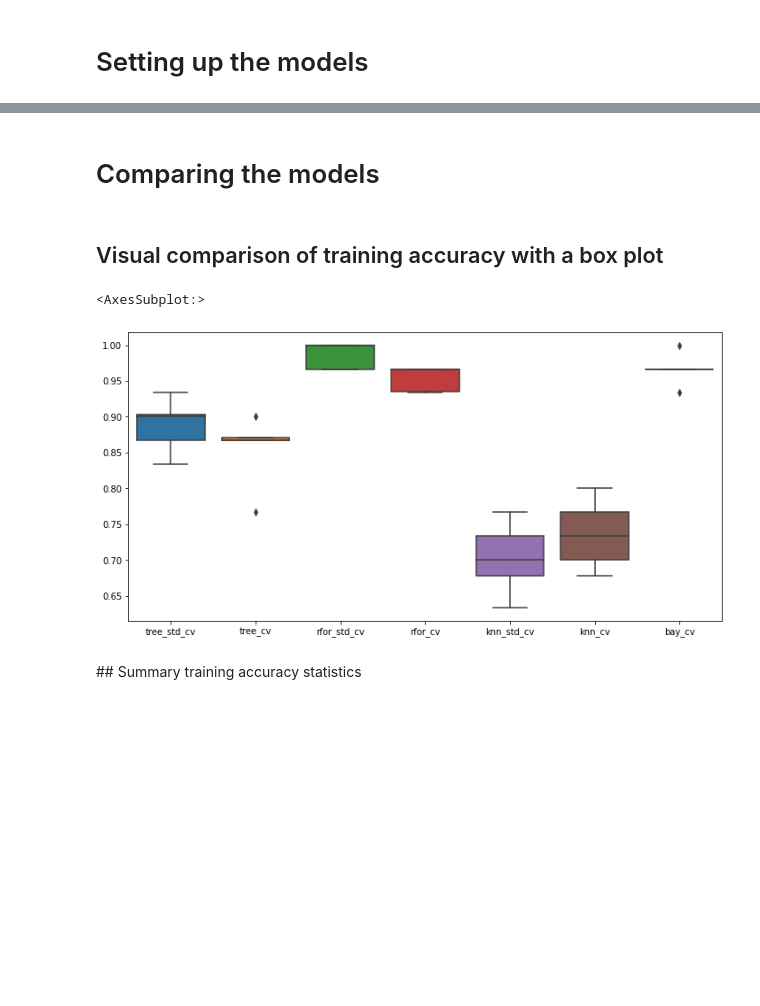
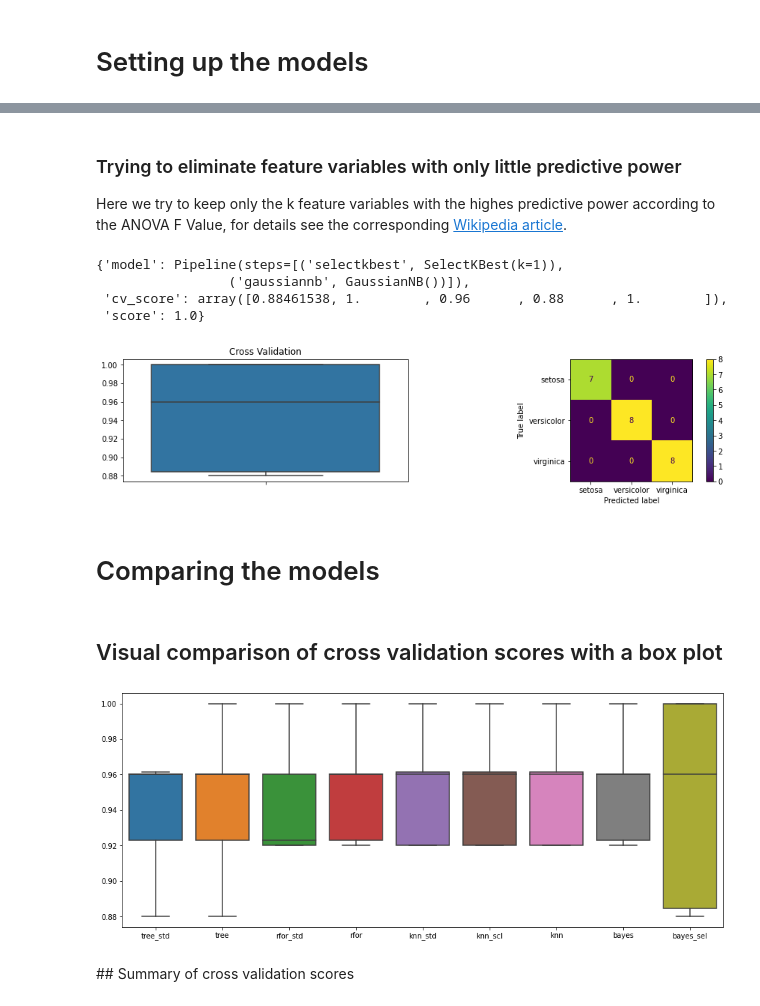
Before and after one commit to trichie/ml_demo_fhnw, a Jupyter notebook: ml_demo_fhnw_python.ipynb, the cells around one changed output, grey strips where cells are left out. Saved outputs shown, nothing was run; the diff lists cells and outputs as text; code cells hidden in the pictures; blank space fills up the shorter version.

```diff
--- a/ml_demo_fhnw_python.ipynb
+++ b/ml_demo_fhnw_python.ipynb
@@ -254,0 +265,5 @@ array([1.        , 0.96666667, 0.96666667, 0.96666667, 0.93333333])
+# %%
+# Here a pipeline is set up: scale feature variables to [0, 1]-intervals, then apply model
+models.update({'knn_scl':
+               eval_model(make_pipeline(MinMaxScaler(), KNeighborsClassifier()),
+                          train_feat, train_tgt, test_feat, test_tgt, cv_runs)})
@@ -254,0 +278,6 @@ array([1.        , 0.96666667, 0.96666667, 0.96666667, 0.93333333])
+# %%
+neighbors = 5 # number of neighbors used, parameter for experimenting
+
+models.update({'knn':
+               eval_model(make_pipeline(MinMaxScaler(), KNeighborsClassifier(n_neighbors=neighbors)),
+                          train_feat, train_tgt, test_feat, test_tgt, cv_runs)})
@@ -254,0 +298,4 @@ array([1.        , 0.96666667, 0.96666667, 0.96666667, 0.93333333])
+# %%
+models.update({'bayes':
+               eval_model(GaussianNB(),
+                          train_feat, train_tgt, test_feat, test_tgt, cv_runs)})
@@ -255,16 +307,31 @@ array([1.        , 0.96666667, 0.96666667, 0.96666667, 0.93333333])
+# %% [markdown]
+### Trying to eliminate feature variables with only little predictive power
+Here we try to keep only the k feature variables with the highes predictive power according to the ANOVA F Value, for details see the corresponding [Wikipedia article](https://en.wikipedia.org/wiki/F-test).
+# %%
+features = 1 # number of feature variables to be used, parameter for experimenting
+
+# Here a pipeline is set up: find the k feature variables with most predictive power, then apply model
+models.update({'bayes_sel':
+               eval_model(make_pipeline(SelectKBest(f_classif, k=features), GaussianNB()),
+                          train_feat, train_tgt, test_feat, test_tgt, cv_runs)})
+# %% [output]
+{'model': Pipeline(steps=[('selectkbest', SelectKBest(k=1)),
+                 ('gaussiannb', GaussianNB())]),
+ 'cv_score': array([0.88461538, 1.        , 0.96      , 0.88      , 1.        ]),
+ 'score': 1.0}
+[figure, added]
 # %% [markdown]
 # Comparing the models
 # %% [markdown]
-## Visual comparison of training accuracy with a box plot
+## Visual comparison of cross validation scores with a box plot
 # %%
-cv_data = pd.DataFrame(cv_res)
-fig, ax = plt.subplots(figsize=(12, 6))
-sns.boxplot(ax=ax, data=cv_data)
+cv_data = pd.DataFrame({k: v.get('cv_score') for k, v in models.items()})
+fig, ax = plt.subplots(figsize=(15, 6))
+plt.show(sns.boxplot(ax=ax, data=cv_data))
 # %% [output]
-<AxesSubplot:>
-[figure, old version]
+[figure, new version]
-# %% [markdown]
-## Summary training accuracy statistics
+# %% [markdown]
+## Summary of cross validation scores
 # %%
 cv_data.describe()
 # %% [output]
```
Also changed, not shown: parts of 54 cells of this notebook, 1 other file.
